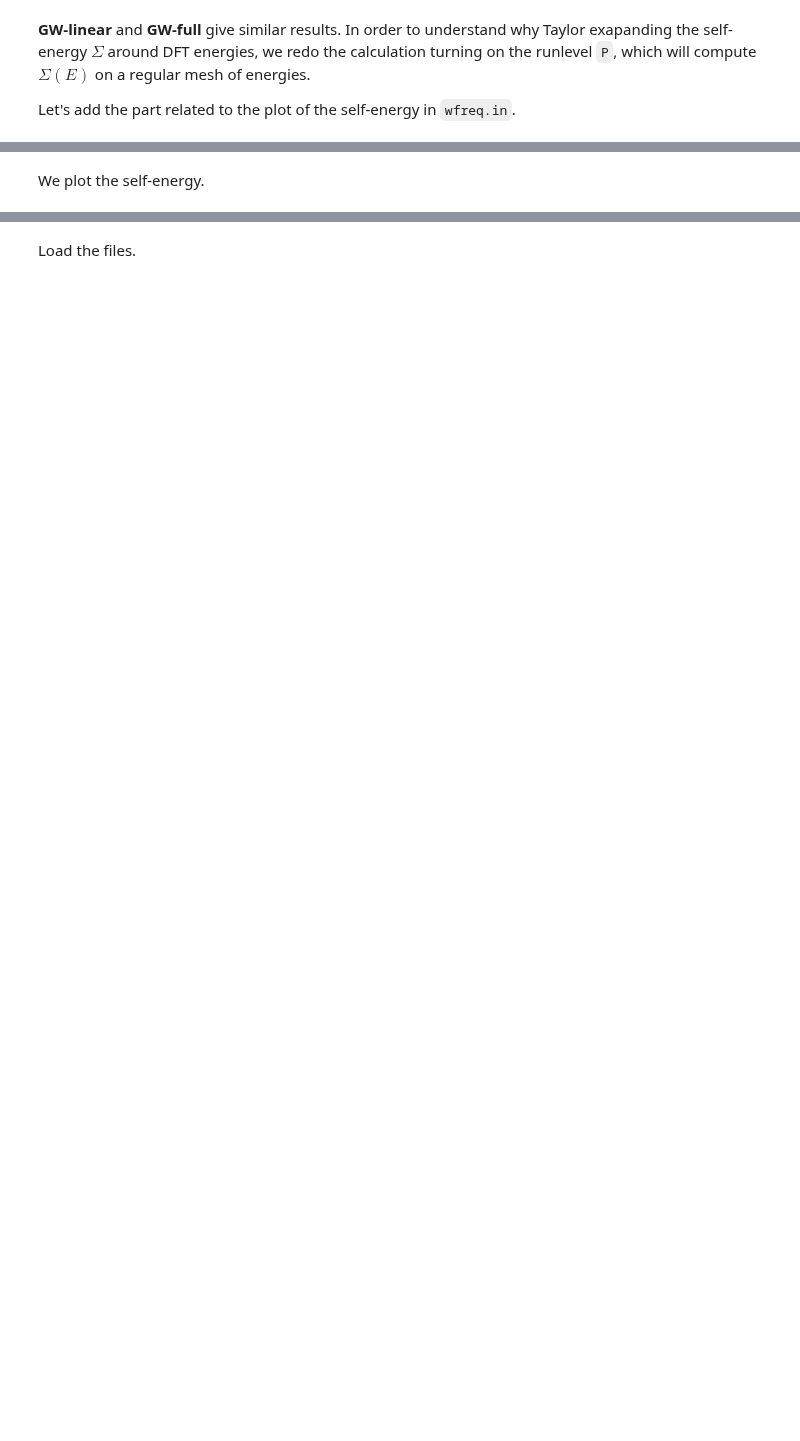
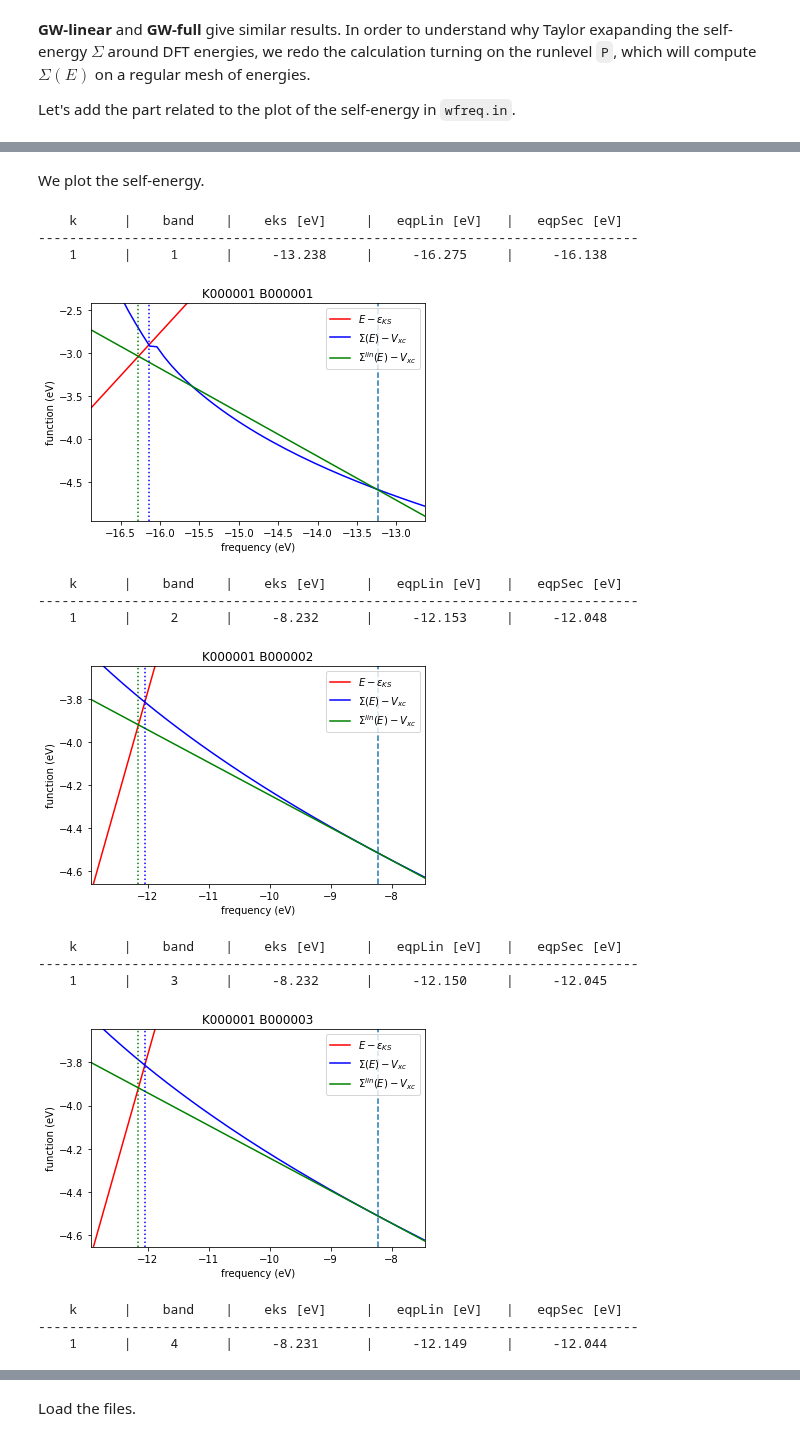
Before and after one commit to west-code-development/West, a Jupyter notebook: Doc/tutorials/MICCoM_School_2017/miccom_003.ipynb, the cells around one changed output, grey strips where cells are left out. Cells and saved outputs as stored; diff of their text form; code cells hidden in the pictures; blank space fills up the shorter version.

```diff
--- a/Doc/tutorials/MICCoM_School_2017/miccom_003.ipynb
+++ b/Doc/tutorials/MICCoM_School_2017/miccom_003.ipynb
@@ -46,7 +63,7 @@ We now load the output (JSON) of the `wfreq.x` calculation, which can be found i
 import json
 
 # read data from JSON file
-with open('silane.wfreq.save/wfreq.json') as file:
+with open('silane.wfreq.save/wfreq.json', 'r') as file:
     data = json.load(file)
 
 # pretty print the data
@@ -198,4 +274,4 @@ print('wfreq_P.in')
 # %%
 !mpirun -n 8 wfreq.x -i wfreq_P.in > wfreq_P.out
 # %% [markdown]
-<p>We plot the self-energy.</p>
+We plot the self-energy.
@@ -206,7 +280,7 @@ import json
 import numpy as np
 
 # Load the output data
-with open('silane.wfreq.save/wfreq_P.json') as json_file:
+with open('silane.wfreq.save/wfreq_P.json', 'r') as json_file:
     data = json.load(json_file)
 
 # Extract converged quasiparticle (QP) corrections
@@ -236,30 +310,46 @@ for i, b in enumerate(bandmap) :
     sigmac_eqpLin = eqp['sigmac_eqpLin']['re'][i]
     sigmac_eqpSec = eqp['sigmac_eqpSec']['re'][i]
     z = eqp['z'][i]
 
     bindex = f'B{b:06d}'
     sigmac = np.array(spf[bindex]['sigmac']['re'], dtype='f8')
 
     # Left-hand side of QP equation
     plt.plot(freqlist,freqlist-eks,'r-',label=r'$E-\varepsilon_{KS}$')
 
     # Right-hand side of QP equation without linearization
     plt.plot(freqlist,sigmac+sigmax-vxcl-vxcnl,'b-',label=r'$\Sigma(E)-V_{xc}$')
 
     # Right-hand side of QP equation with linearization
     plt.plot(freqlist,sigmac_eks+sigmax-vxcl-vxcnl+(1-1/z)*(freqlist-eks),'g-',label=r'$\Sigma^{lin}(E)-V_{xc}$')
 
     plt.legend()
     plt.title(kindex+' '+bindex)
     plt.xlabel('frequency (eV)')
     plt.ylabel('function (eV)')
     xmin, xmax = min(eks, eqpLin, eqpSec), max(eks, eqpLin, eqpSec)
     ymin, ymax = min(sigmac_eks, sigmac_eqpLin, sigmac_eqpSec), max(sigmac_eks, sigmac_eqpLin, sigmac_eqpSec)
     ymin += sigmax - vxcl -vxcnl
     ymax += sigmax - vxcl -vxcnl
     plt.vlines(x=eks,ymin=ymin-0.2*(ymax-ymin),ymax=ymax+0.2*(ymax-ymin),ls='--')
     plt.vlines(x=eqpLin,ymin=ymin-0.2*(ymax-ymin),ymax=ymax+0.2*(ymax-ymin),ls=':',color='g')
     plt.vlines(x=eqpSec,ymin=ymin-0.2*(ymax-ymin),ymax=ymax+0.2*(ymax-ymin),ls=':',color='b')
     plt.xlim([xmin-0.2*(xmax-xmin),xmax+0.2*(xmax-xmin)])
     plt.ylim([ymin-0.2*(ymax-ymin),ymax+0.2*(ymax-ymin)])
     plt.show()
+# %% [output]
+    k      |    band    |    eks [eV]     |   eqpLin [eV]   |   eqpSec [eV]
+-----------------------------------------------------------------------------
+    1      |     1      |     -13.238     |     -16.275     |     -16.138
+[figure, added]
+    k      |    band    |    eks [eV]     |   eqpLin [eV]   |   eqpSec [eV]
+-----------------------------------------------------------------------------
+    1      |     2      |     -8.232      |     -12.153     |     -12.048
+[figure, added]
+    k      |    band    |    eks [eV]     |   eqpLin [eV]   |   eqpSec [eV]
+-----------------------------------------------------------------------------
+    1      |     3      |     -8.232      |     -12.150     |     -12.045
+[figure, added]
+    k      |    band    |    eks [eV]     |   eqpLin [eV]   |   eqpSec [eV]
+-----------------------------------------------------------------------------
+    1      |     4      |     -8.231      |     -12.149     |     -12.044
```
Also changed, not shown: parts of 19 cells of this notebook, 12 other files.
